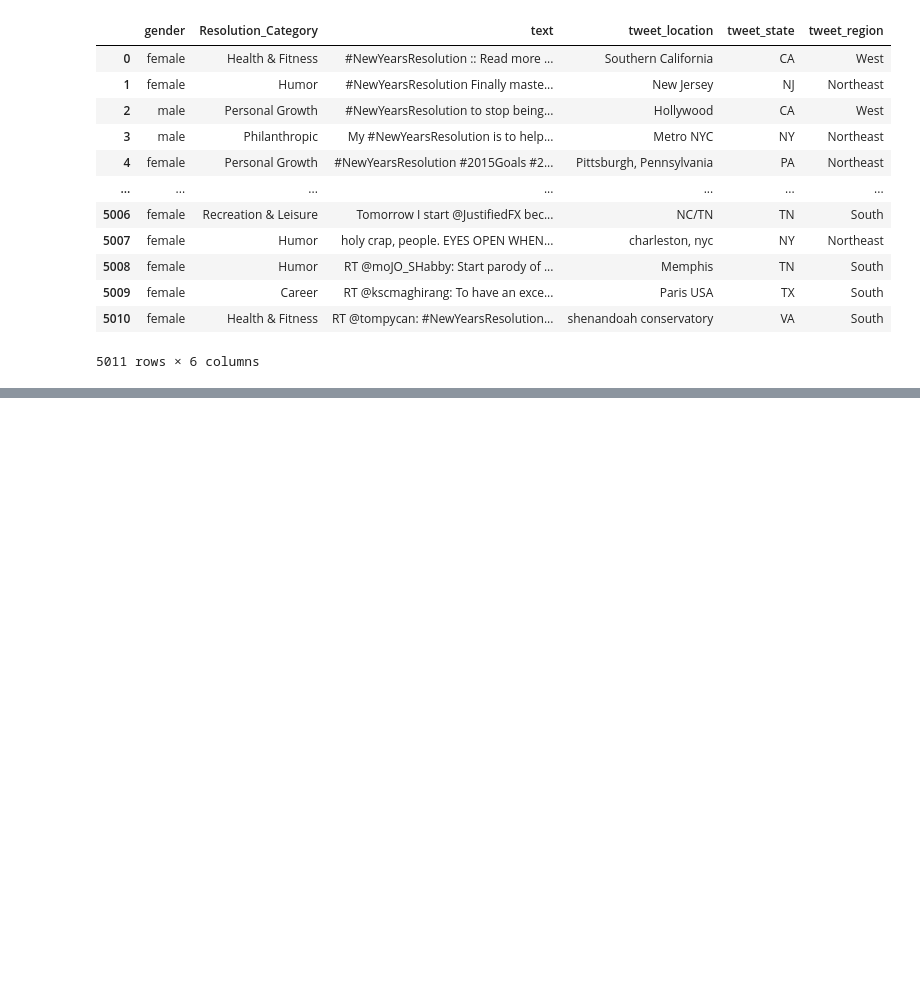
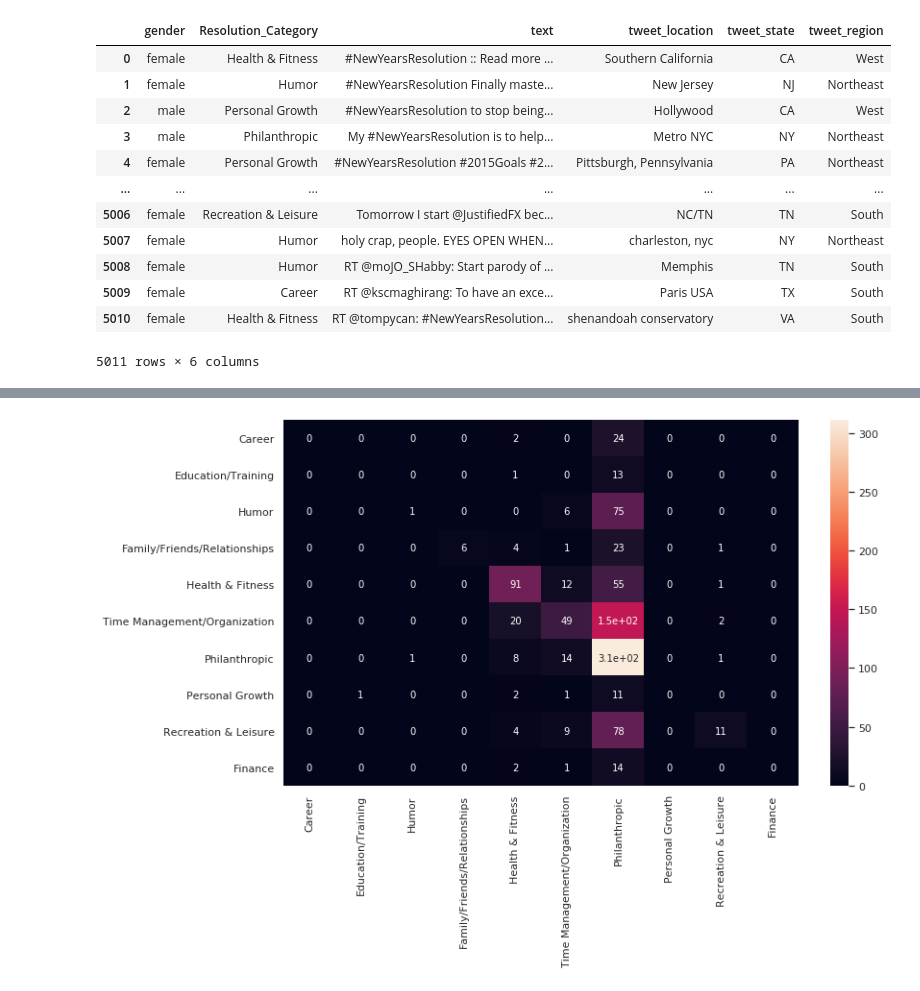
Before and after one commit to kaspergroenbek98/first-first-year-project, a Jupyter notebook: Copy_of_SklearnNotebook.ipynb, the cells around one changed output, grey strips where cells are left out. Drawn from its saved outputs; the diff is of its cells as text; code cells hidden in the pictures; blank space fills up the shorter version.

```diff
--- a/Copy_of_SklearnNotebook.ipynb
+++ b/Copy_of_SklearnNotebook.ipynb
@@ -92,14 +74,13 @@ Name: text, Length: 1003, dtype: object
 # %%
-#Create a list of ALL tweets. (Each element in the list is a tweet)
-sequence = list()
-for i in range(len(cleaned_tweets)):
-  sequence.append(cleaned_tweets[i].strip())
-
 #Using Sklearn, playing around with the CountVectorizer.
-vectorizer = CountVectorizer(analyzer="word", lowercase=True, stop_words= "english",min_df= 5, binary= True)
-X = vectorizer.fit_transform(sequence)
-X.toarray()
-print(vectorizer.get_feature_names())
-print(vectorizer.vocabulary_.get(u"newyearsresolution"))
-print(X.toarray())
-print(X.shape)
+vectorizer = CountVectorizer(analyzer="word", lowercase=True, stop_words= "english",min_df= 1, binary= True)
+#Create vectorized train set
+X_train = vectorizer.fit_transform(train.text)
+X_train.toarray()
+#Create vectorized test set
+X_test = vectorizer.transform(test.text)
+X_test.toarray()
+# print(vectorizer.get_feature_names())
+# print(vectorizer.vocabulary_.get(u"newyearsresolution"))
+# print(X_train.toarray())
+# print(X_train.shape)
@@ -114,0 +106,6 @@ clf = MultinomialNB().fit(X_train_tfidf, first_clean.Resolution_Category )
+# %%
+from sklearn.naive_bayes import MultinomialNB
+NBmodel = MultinomialNB().fit(X_train, train.Resolution_Category)
+#Accuracy without using term frequency.
+predicted_1 = NBmodel.predict(X_test)
+np.mean(predicted_1 == test.Resolution_Category)
@@ -114,0 +142,18 @@ clf = MultinomialNB().fit(X_train_tfidf, first_clean.Resolution_Category )
+# %%
+
+#just creating a list of the different categories in the "Resolution_Category" column.
+cat = set()
+for i in test.Resolution_Category:
+  cat.add(i)
+categories = list(cat)
+# %%
+import seaborn as sn
+import matplotlib.pyplot as plt
+
+array = metrics.confusion_matrix(test.Resolution_Category, predicted_1)
+plt.figure(figsize=(12,7))
+sn.set(font_scale=1) # for x/y label size
+sn.heatmap(array, annot=True, annot_kws={"size": 10}, xticklabels = categories, yticklabels = categories) # annot_kws is the size of the numbers.
+plt.show()
+# %% [output]
+[figure, added]
```
Also changed, not shown: parts of 8 cells of this notebook.
